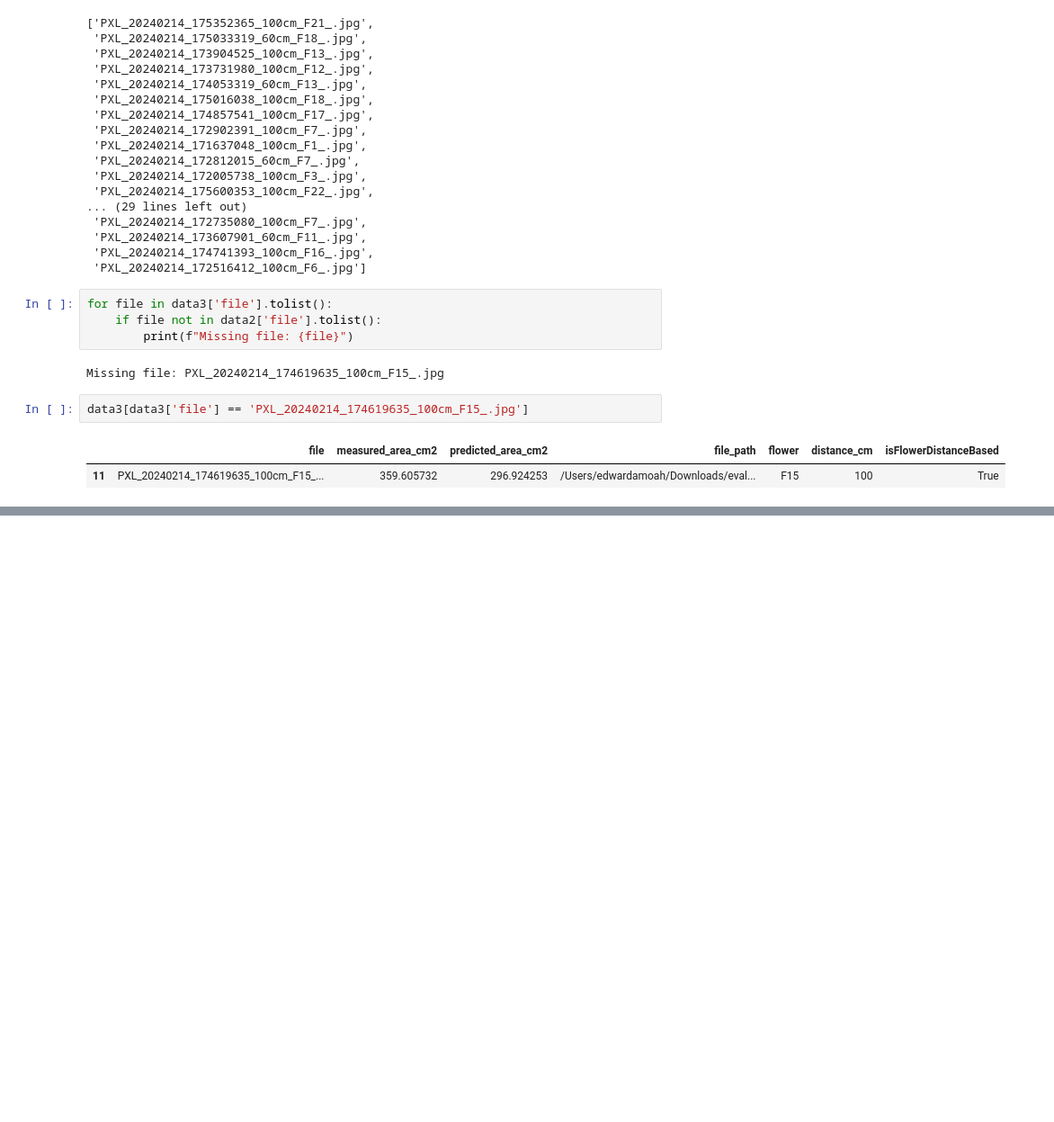
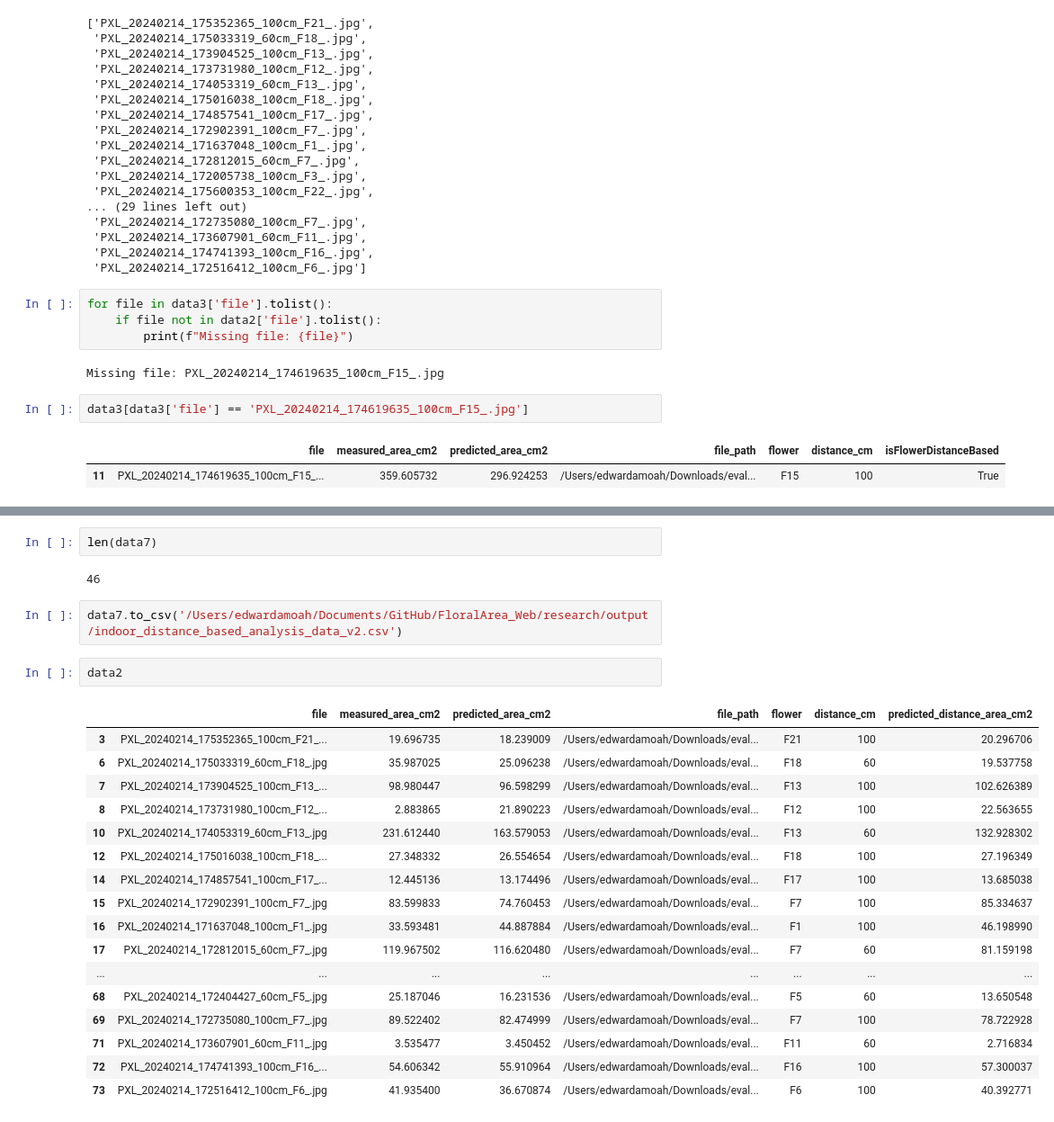
Before and after one commit to eai6/FloralArea_Web, a Jupyter notebook: research/notebooks/hannah_data_analysis.ipynb, the cells around one changed output, grey strips where cells are left out. Shown at 90% size. Drawn from its saved outputs; the diff is of its cells as text; blank space fills up the shorter version.

Commit message:
updated distance experiment with the outlier data
Added the outlier data to the experiment 3. Also added the manual annotation of images.

```diff
--- a/research/notebooks/hannah_data_analysis.ipynb
+++ b/research/notebooks/hannah_data_analysis.ipynb
@@ -1330,0 +1450,26 @@ data3[data3['file'] == 'PXL_20240214_174619635_100cm_F15_.jpg']
+# %%
+len(data7)
+# %% [output]
+46
+# %%
+data7.to_csv('/Users/edwardamoah/Documents/GitHub/FloralArea_Web/research/output/indoor_distance_based_analysis_data_v2.csv')
+# %%
+data2
+# %% [output]
+|  | file | measured_area_cm2 | predicted_area_cm2 | file_path | flower | distance_cm | predicted_distance_area_cm2 |
+| 3 | PXL_20240214_175352365_100cm_F21_... | 19.696735 | 18.239009 | /Users/edwardamoah/Downloads/eval... | F21 | 100 | 20.296706 |
+| 6 | PXL_20240214_175033319_60cm_F18_.jpg | 35.987025 | 25.096238 | /Users/edwardamoah/Downloads/eval... | F18 | 60 | 19.537758 |
+| 7 | PXL_20240214_173904525_100cm_F13_... | 98.980447 | 96.598299 | /Users/edwardamoah/Downloads/eval... | F13 | 100 | 102.626389 |
+| 8 | PXL_20240214_173731980_100cm_F12_... | 2.883865 | 21.890223 | /Users/edwardamoah/Downloads/eval... | F12 | 100 | 22.563655 |
+| 10 | PXL_20240214_174053319_60cm_F13_.jpg | 231.612440 | 163.579053 | /Users/edwardamoah/Downloads/eval... | F13 | 60 | 132.928302 |
+| 12 | PXL_20240214_175016038_100cm_F18_... | 27.348332 | 26.554654 | /Users/edwardamoah/Downloads/eval... | F18 | 100 | 27.196349 |
+| 14 | PXL_20240214_174857541_100cm_F17_... | 12.445136 | 13.174496 | /Users/edwardamoah/Downloads/eval... | F17 | 100 | 13.685038 |
+| 15 | PXL_20240214_172902391_100cm_F7_.jpg | 83.599833 | 74.760453 | /Users/edwardamoah/Downloads/eval... | F7 | 100 | 85.334637 |
+| 16 | PXL_20240214_171637048_100cm_F1_.jpg | 33.593481 | 44.887884 | /Users/edwardamoah/Downloads/eval... | F1 | 100 | 46.198990 |
+| 17 | PXL_20240214_172812015_60cm_F7_.jpg | 119.967502 | 116.620480 | /Users/edwardamoah/Downloads/eval... | F7 | 60 | 81.159198 |
+| ... | ... | ... | ... | ... | ... | ... | ... |
+| 68 | PXL_20240214_172404427_60cm_F5_.jpg | 25.187046 | 16.231536 | /Users/edwardamoah/Downloads/eval... | F5 | 60 | 13.650548 |
+| 69 | PXL_20240214_172735080_100cm_F7_.jpg | 89.522402 | 82.474999 | /Users/edwardamoah/Downloads/eval... | F7 | 100 | 78.722928 |
+| 71 | PXL_20240214_173607901_60cm_F11_.jpg | 3.535477 | 3.450452 | /Users/edwardamoah/Downloads/eval... | F11 | 60 | 2.716834 |
+| 72 | PXL_20240214_174741393_100cm_F16_... | 54.606342 | 55.910964 | /Users/edwardamoah/Downloads/eval... | F16 | 100 | 57.300037 |
+| 73 | PXL_20240214_172516412_100cm_F6_.jpg | 41.935400 | 36.670874 | /Users/edwardamoah/Downloads/eval... | F6 | 100 | 40.392771 |
```
Also changed, not shown: parts of 12 cells of this notebook, 6 other files.
